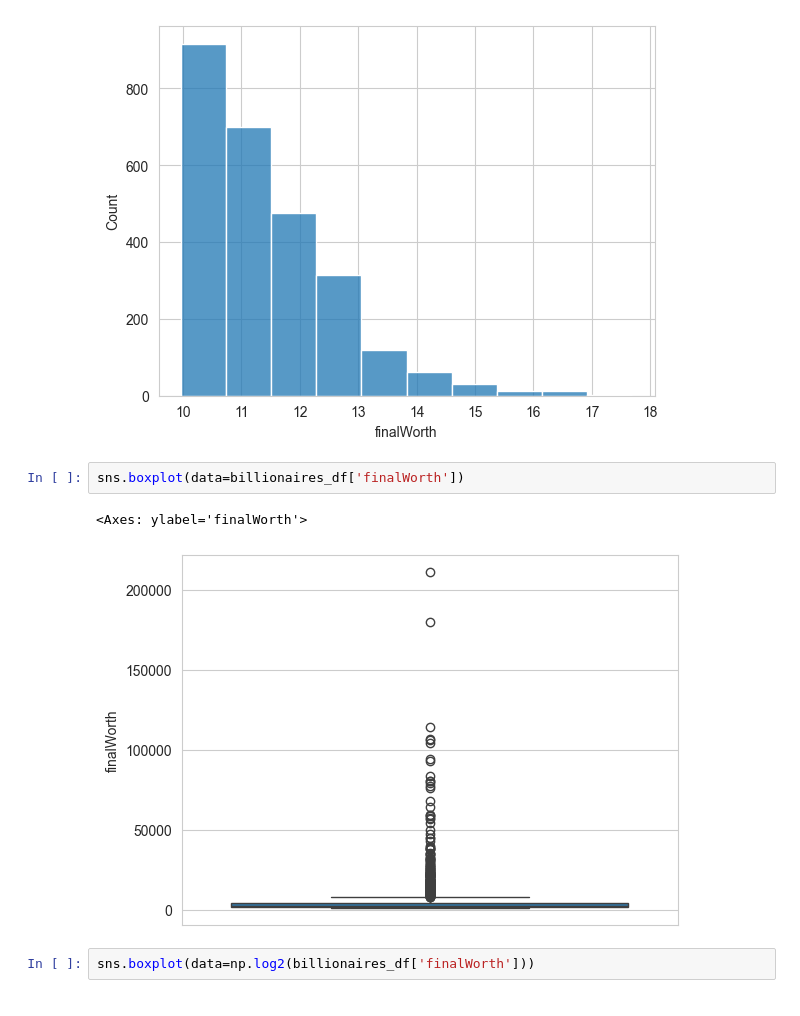
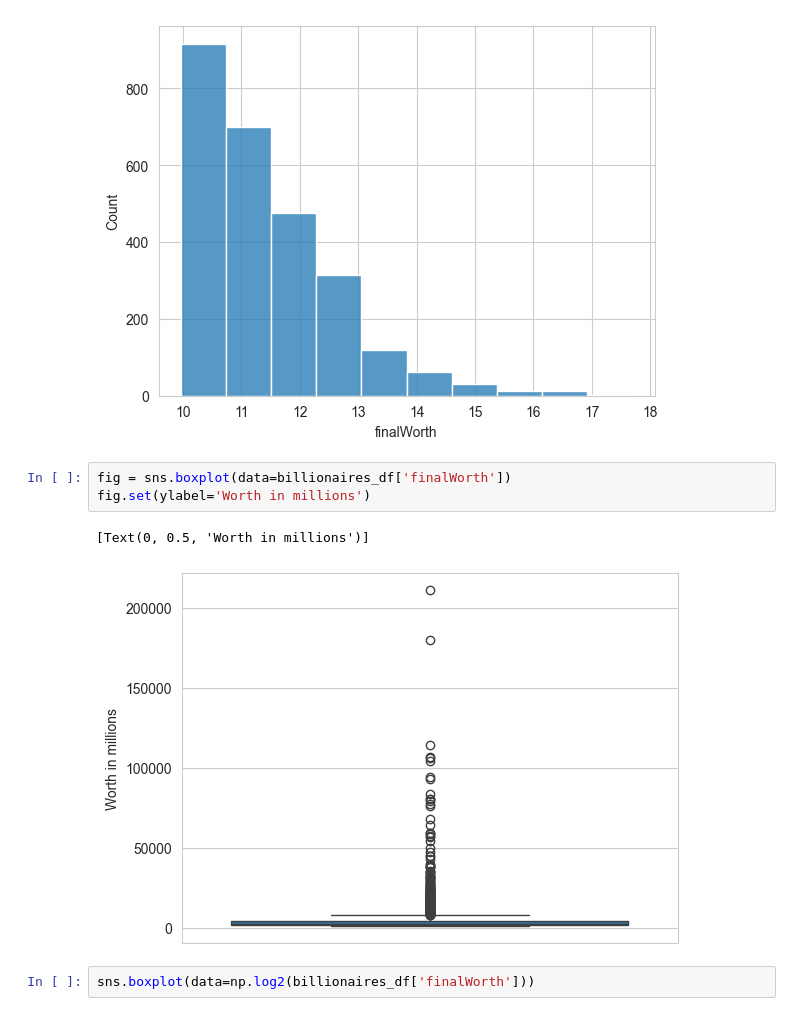
Before and after one commit to RoGellert/python_r_ds_de_projects, a Jupyter notebook: Billionaires/Billionaires_exploratory_analysis.ipynb, the cells around one changed output. Drawn from its saved outputs; the diff is of its cells as text.

Commit message:
Exploratory data analysis

```diff
--- a/Billionaires/Billionaires_exploratory_analysis.ipynb
+++ b/Billionaires/Billionaires_exploratory_analysis.ipynb
@@ -87,10 +87,11 @@ sns.histplot(data=np.log2(billionaires_df['finalWorth']), bins=10)
 <Axes: xlabel='finalWorth', ylabel='Count'>
 [figure]
 # %%
-sns.boxplot(data=billionaires_df['finalWorth'])
+fig = sns.boxplot(data=billionaires_df['finalWorth'])
+fig.set(ylabel='Worth in millions')
 # %% [output]
-<Axes: ylabel='finalWorth'>
+[Text(0, 0.5, 'Worth in millions')]
-[figure, old version]
+[figure, new version]
 # %%
 sns.boxplot(data=np.log2(billionaires_df['finalWorth']))
 # %% [output]
```
Also changed, not shown: 1 other file.
